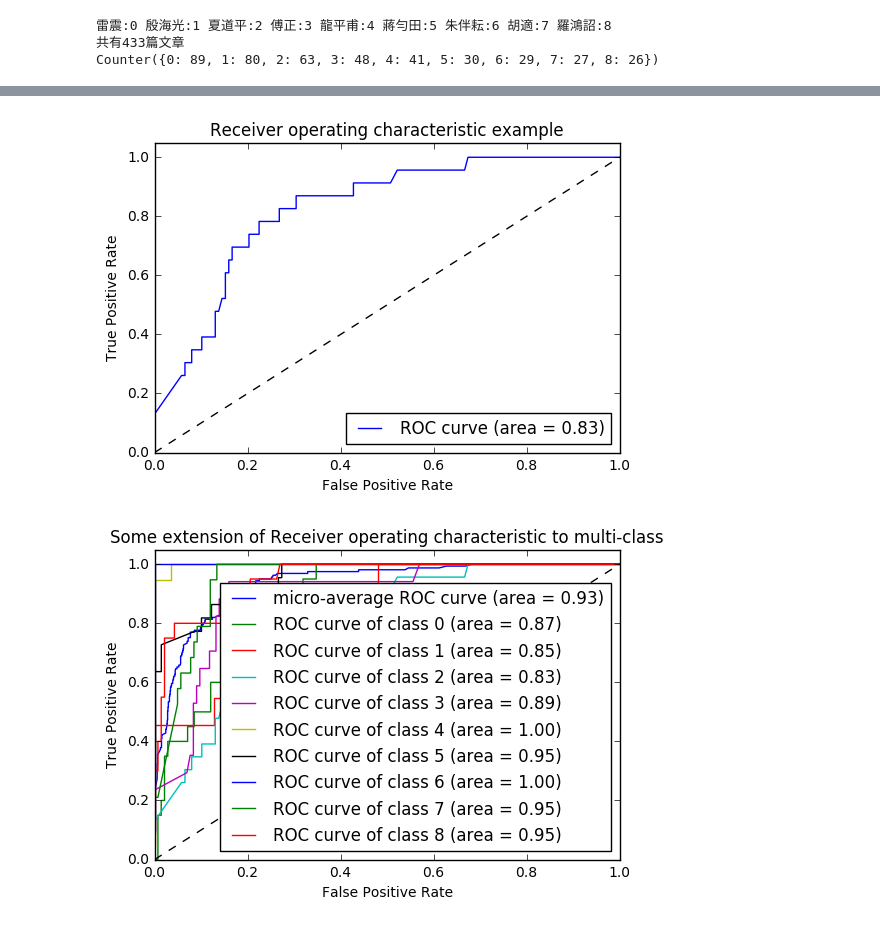
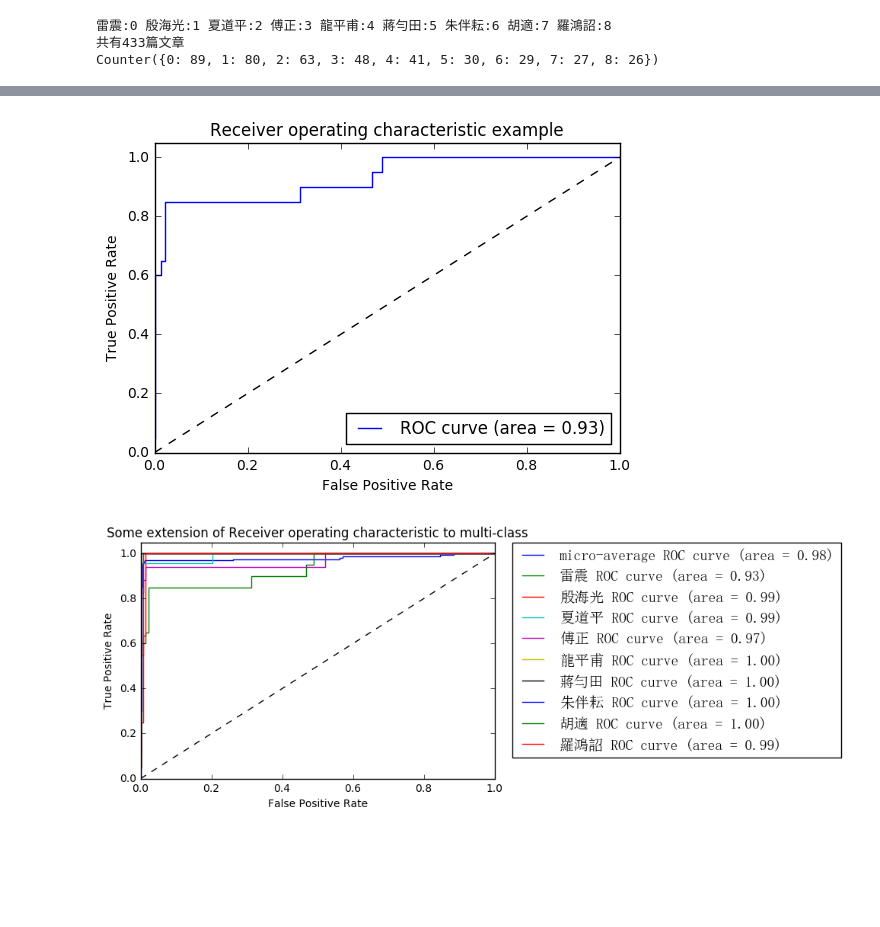
Before and after one commit to redwing710886/meeting_porject, a Jupyter notebook: final_paper_work/自由中國SVM作者預測.ipynb, the cells around one changed output, grey strips where cells are left out. Cells and saved outputs as stored; diff of their text form; code cells hidden in the pictures; blank space fills up the shorter version.

```diff
--- a/final_paper_work/自由中國SVM作者預測.ipynb
+++ b/final_paper_work/自由中國SVM作者預測.ipynb
@@ -133,8 +135,8 @@ def line_vec(line): #將文章轉換為特徵向量並回傳
     #line = [line[i].split('(')[0] for i in range(len(line))] #詞頻
     #line = [line[i].split('(')[0]+line[i+1].split('(')[0] for i in range(len(line)-1)] #bigram
     #line = [line[i].split('(')[0]+line[i+1].split('(')[0]+line[i+2].split('(')[0] for i in range(len(line)-2)] #trigram
-    #line = [line[i]+line[i+1] for i in range(len(line)-1)] #詞性組合
-    line = [line[i]+line[i+1] for i in range(len(line)-1)] + [line[i]+line[i+1]+line[i+2] for i in range(len(line)-2)] #2~3詞性組合
+    line = [line[i]+line[i+1] for i in range(len(line)-1)] #詞性組合
+    #line = [line[i]+line[i+1] for i in range(len(line)-1)] + [line[i]+line[i+1]+line[i+2] for i in range(len(line)-2)] #2~3詞性組合
 
     for i in line:
         if i in feature:
@@ -150,7 +152,7 @@ for index,element in enumerate(content_list): #依序將文章轉換為特徵向
     temp_feature = line_vec(line)
 
     for i,j in enumerate(feature):
-        aa_feature[index, i] = round(temp_feature[j] * 1000000 / len(line),3) #取相對頻率
+        aa_feature[index, i] = round(temp_feature[j] * 1000000 / len(line)) #取相對頻率
 
     muti_author[article_label[index]].append(list(aa_feature[index]))
 
@@ -455,6 +556,6 @@ plt.show()
 # %%
 #預測模型儲存
 from sklearn.externals import joblib
-joblib.dump(clf, 'C:\\Users\\user\\Desktop\\預測資料\\random forest\\自程.pkl')
-clf = joblib.load('C:\\Users\\user\\Desktop\\預測資料\\random forest\\自程.pkl')
+#joblib.dump(clf, 'C:\\Users\\user\\Desktop\\預測資料\\random forest\\自程.pkl')
+clf = joblib.load('C:\\Users\\user\\Desktop\\預測資料\\random forest\\自D+V.pkl')
 print (clf.best_score_)
@@ -466,13 +569,14 @@ feature_score = list(clf.best_estimator_.feature_importances_)
 #print (feature_score.index(max(feature_score)))
 feature_value,feature_index = zip(*sorted(zip(feature_score,[i for i,e in enumerate(feature_score)]),reverse=True)) #排序
 print (feature_index[:10])
+print (feature_value[:10])
 print ([feature[i] for i in feature_index[:10]])
 #print (feature_value[:10])
-#print ([i for i in zip(y,X[:,feature_index[0]])][:10])
+print ([i for i in zip(y,X[:,feature_index[0]])][:10])
 print ([i for i in zip(article_label,aa_feature[:,feature_index[0]])][:5])
 s = aa_feature[:,[i for i in feature_index[:10]]]
 print (s.shape)
 #print (aa_feature[:,feature_index[0]])
-with codecs.open('C:\\Users\\user\\Desktop\\前10名特徵向量.csv','wb','utf8') as g:
+'''with codecs.open('C:\\Users\\user\\Desktop\\前10名特徵向量.csv','wb','utf8') as g:
     for i,e in enumerate(list(s)):
-        g.write(str(article_label[i])+','+','.join(list(map(str,e)))+'\r\n')
+        g.write(str(article_label[i])+','+','.join(list(map(str,e)))+'\r\n')'''
@@ -479,7 +592,8 @@ with codecs.open('C:\\Users\\user\\Desktop\\前10名特徵向量.csv','wb','utf8
 # %%
 #AUC計算(待修正)
-y_true2, y_pred2 = y_test, clf.predict_proba(X_test)
+#y_true2, y_pred2 = y_test, clf.predict_proba(X_test)
 #y_true2, y_pred2 = y_test, clf.predict(X_test)
+y_true2, y_pred2 = y_test, clf.decision_function(X_test)
 
 colors = ['green', 'red', 'lime', 'cyan', 'orange', 'black', 'blue', 'purple', 'yellow']
 lw = 2
@@ -549,9 +668,9 @@ X_train, X_test, y_train, y_test = train_test_split(X, y, test_size=.2,
                                                     random_state=0)
 
 # Learn to predict each class against the other
-classifier = OneVsRestClassifier(clf.best_estimator_)
-#y_score = classifier.fit(X_train, y_train).decision_function(X_test)
-y_score = classifier.fit(X_train, y_train).predict_proba(X_test)
+classifier = OneVsRestClassifier(clf)
+y_score = classifier.fit(X_train, y_train).decision_function(X_test)
+#y_score = classifier.fit(X_train, y_train).predict_proba(X_test)
 
 # Compute ROC curve and ROC area for each class
 fpr = dict()
@@ -563,37 +682,44 @@ for i in range(n_classes):
 
 # Compute micro-average ROC curve and ROC area
 fpr["micro"], tpr["micro"], _ = roc_curve(y_test.ravel(), y_score.ravel())
 roc_auc["micro"] = auc(fpr["micro"], tpr["micro"])
 
 # Plot of a ROC curve for a specific class
 plt.figure()
-plt.plot(fpr[2], tpr[2], label='ROC curve (area = %0.2f)' % roc_auc[2])
+plt.plot(fpr[0], tpr[0], label='ROC curve (area = %0.2f)' % roc_auc[0])
 plt.plot([0, 1], [0, 1], 'k--')
 plt.xlim([0.0, 1.0])
 plt.ylim([0.0, 1.05])
 plt.xlabel('False Positive Rate')
 plt.ylabel('True Positive Rate')
 plt.title('Receiver operating characteristic example')
 plt.legend(loc="lower right")
 plt.show()
 
+tag = []
 # Plot ROC curve
 plt.figure()
-plt.plot(fpr["micro"], tpr["micro"],
+'''plt.plot(fpr["micro"], tpr["micro"],
          label='micro-average ROC curve (area = {0:0.2f})'
-               ''.format(roc_auc["micro"]))
+               ''.format(roc_auc["micro"]))'''
+plt.plot(fpr["micro"], tpr["micro"])
+tag.append('micro-average ROC curve (area = {0:0.2f})'.format(roc_auc["micro"]))
 for i in range(n_classes):
-    plt.plot(fpr[i], tpr[i], label='ROC curve of class {0} (area = {1:0.2f})'
-                                   ''.format(i, roc_auc[i]))
+    '''plt.plot(fpr[i], tpr[i], label='ROC curve of class {0} (area = {1:0.2f})'
+                                   ''.format(i, roc_auc[i]))'''
+    plt.plot(fpr[i], tpr[i])
+    tag.append('%s ROC curve (area = %0.2f)' % (condicate_author[i],roc_auc[i]))
 
+plt.legend(tag, bbox_to_anchor=(1.05, 1), loc=2, borderaxespad=0., \
+           prop = FontProperties(fname=r"c:\windows\fonts\simsun.ttc", size=14)) #顯示中文
 plt.plot([0, 1], [0, 1], 'k--')
 plt.xlim([0.0, 1.0])
 plt.ylim([0.0, 1.05])
 plt.xlabel('False Positive Rate')
 plt.ylabel('True Positive Rate')
 plt.title('Some extension of Receiver operating characteristic to multi-class')
 plt.legend(loc="lower right")
 plt.show()
 # %% [output]
-[figure, old version]
+[figure, new version]
-[figure, old version]
+[figure, new version]
```
Also changed, not shown: parts of 13 cells of this notebook, 3 other files.
